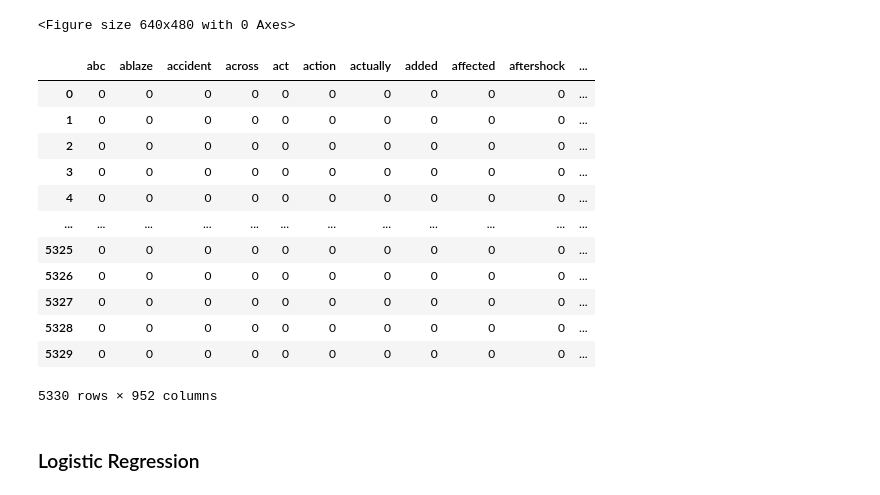
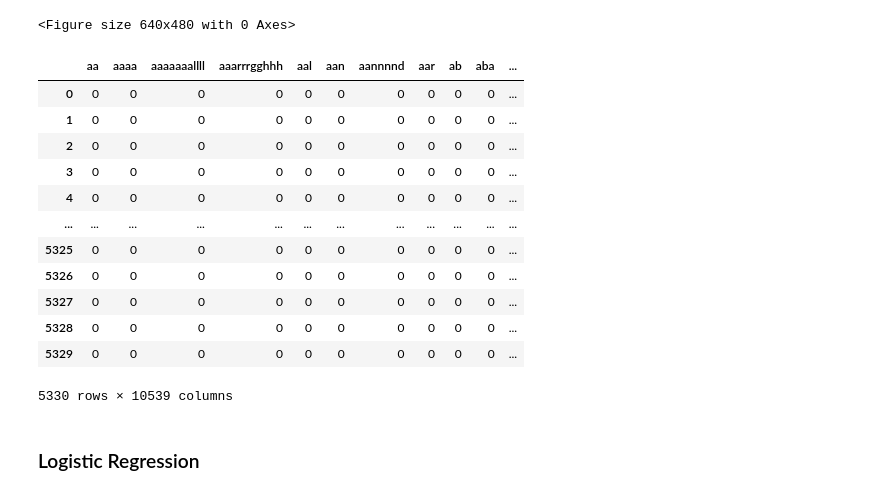
Before and after one commit to iamyufan/cs5785-assignments, a Jupyter notebook: hw2/main.ipynb, the cells around one changed output. Cells and saved outputs as stored; diff of their text form; code cells hidden in the pictures.

```diff
--- a/hw2/main.ipynb
+++ b/hw2/main.ipynb
@@ -495,28 +496,28 @@ plt.savefig(os.path.join(IMG_PATH, "f1_score_vs_m_bow.png"))
 <Figure size 640x480 with 0 Axes>
 # %%
 # The threshold for the minimum number of documents a word should be present in to be kept
-M = 11
+M = 1
 
 # Use CountVectorizer to convert the text into a bag-of-words representation
 # Initialize the CountVectorizer with binary=True and min_df=M
 vectorizer = CountVectorizer(binary=True, min_df=M)
 
 # Transform the test data
 X_train_bow_matrix = vectorizer.fit_transform(X_train['text'])
 
 # Convert the binary BoW matrix to a DataFrame
 X_train_bow = pd.DataFrame(
     X_train_bow_matrix.toarray(), columns=vectorizer.get_feature_names_out()
 )
 
 X_dev_bow_matrix = vectorizer.transform(X_dev['text'])
 X_dev_bow = pd.DataFrame(
     X_dev_bow_matrix.toarray(), columns=vectorizer.get_feature_names_out()
 )
 
 X_train_bow
 # %% [output]
-|  | abc | ablaze | accident | across | act | action | actually | added | affected | aftershock | ... |
+|  | aa | aaaa | aaaaaaallll | aaarrrgghhh | aal | aan | aannnnd | aar | ab | aba | ... |
 | 0 | 0 | 0 | 0 | 0 | 0 | 0 | 0 | 0 | 0 | 0 | ... |
 | 1 | 0 | 0 | 0 | 0 | 0 | 0 | 0 | 0 | 0 | 0 | ... |
 | 2 | 0 | 0 | 0 | 0 | 0 | 0 | 0 | 0 | 0 | 0 | ... |
@@ -528,7 +529,7 @@ X_train_bow
 | 5327 | 0 | 0 | 0 | 0 | 0 | 0 | 0 | 0 | 0 | 0 | ... |
 | 5328 | 0 | 0 | 0 | 0 | 0 | 0 | 0 | 0 | 0 | 0 | ... |
 | 5329 | 0 | 0 | 0 | 0 | 0 | 0 | 0 | 0 | 0 | 0 | ... |
-5330 rows × 952 columns
+5330 rows × 10539 columns
 # %% [markdown]
 ### Logistic Regression
 # %%
```
Also changed, not shown: parts of 11 cells of this notebook, 2 other files.
